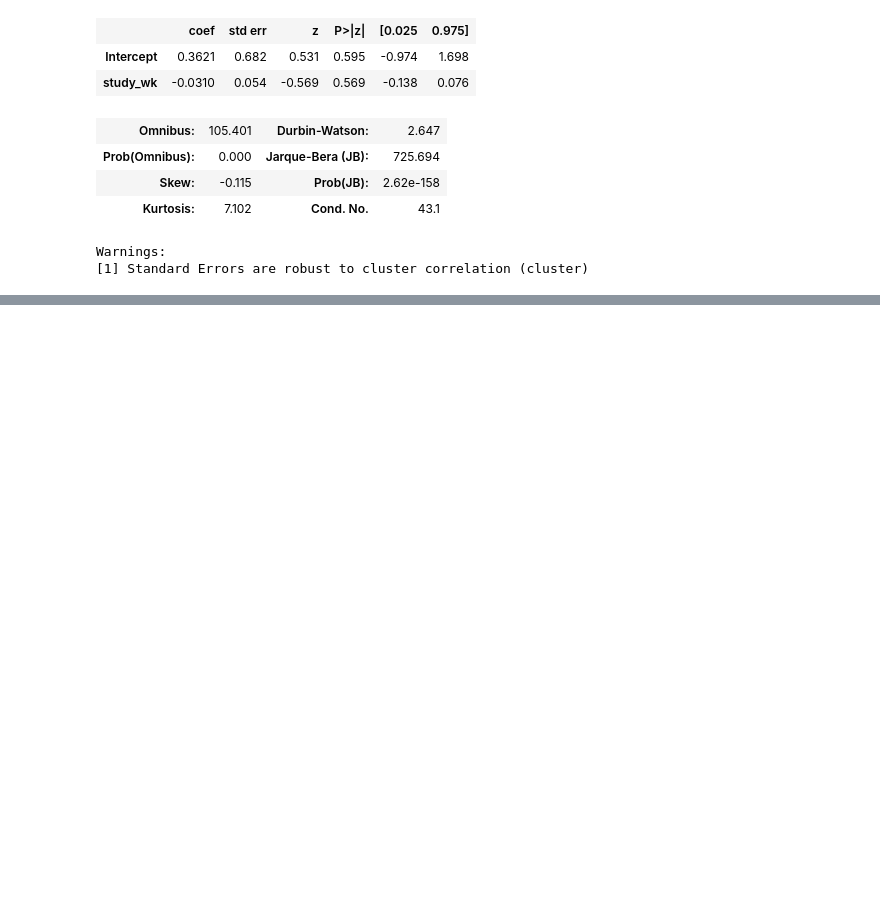
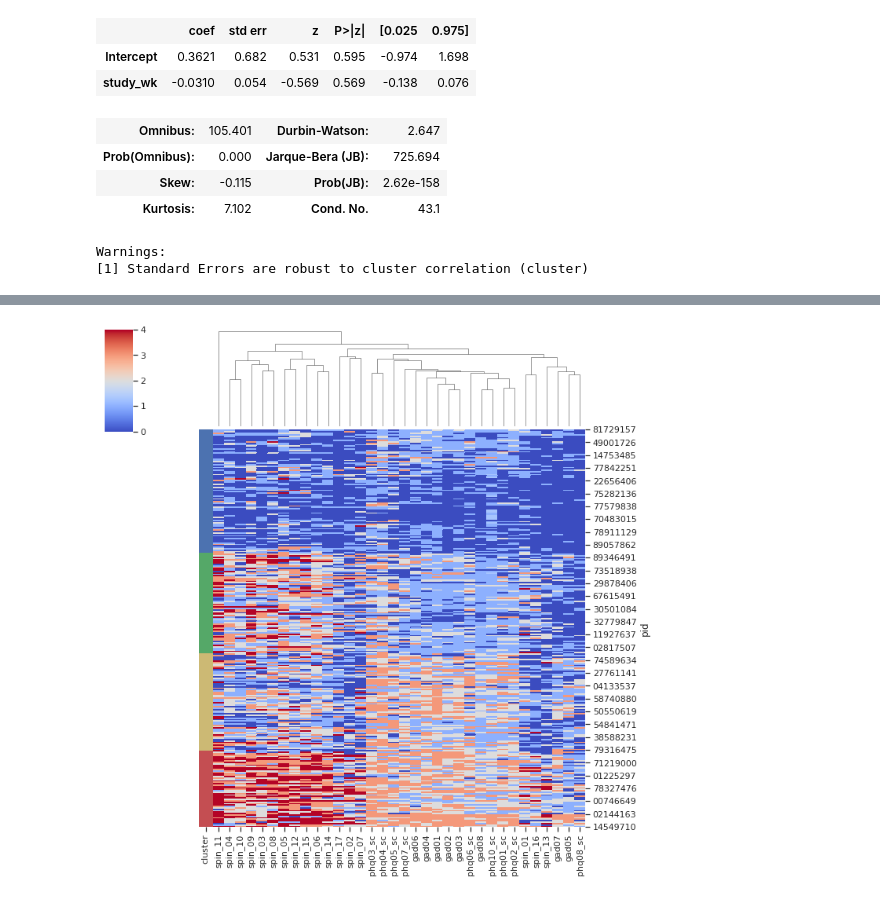
Before and after one commit to tliu526/lifesense, a Jupyter notebook: jama_change_analysis_supplemental.ipynb, the cells around one changed output, grey strips where cells are left out. Saved outputs shown, nothing was run; the diff lists cells and outputs as text; code cells hidden in the pictures; blank space fills up the shorter version.

Commit message:
add baseline cluster analysis to supplemental

```diff
--- a/jama_change_analysis_supplemental.ipynb
+++ b/jama_change_analysis_supplemental.ipynb
@@ -363,0 +373,43 @@ Warnings:
+# %%
+phq_baseline = phq_df[phq_df['redcap_event_name'] == 'week_0_arm_1']
+phq_baseline = phq_baseline.drop(['phq_total_sc', 'phq_start', 'redcap_event_name'], axis=1)
+# %%
+baseline_df = state_df[state_df['redcap_event_name'] == 'week_0_arm_1']
+baseline_df = baseline_df.loc[:, ~baseline_df.columns.str.startswith('psqi')]
+baseline_df = baseline_df.loc[:, ~baseline_df.columns.str.startswith('shaps')]
+baseline_df = baseline_df.loc[:, ~baseline_df.columns.str.endswith('start')]
+baseline_df = baseline_df.loc[:, ~baseline_df.columns.str.contains('txhx')]
+baseline_df = baseline_df.drop(['redcap_event_name'], axis=1)
+psqi_comp_cols = ['psqi_durat', 'psqi_distb', 'psqi_laten', 'psqi_daydys', #'psqi_hse',
+                  'psqi_slpqual', 'psqi_meds']
+
+#baseline_df = baseline_df.merge(baseline_redcap_df[['pid'] + psqi_comp_cols], on='pid', how='left')
+baseline_df = baseline_df.merge(phq_baseline, on='pid', how='left')
+baseline_df = baseline_df.replace(to_replace=[99,999], value=np.nan)
+
+# remap response 4 of gad08 to correct order
+baseline_df['gad08'] = baseline_df['gad08'].replace(4,0)
+# %%
+color_dict = {
+    0: "b",
+    1: "g",
+    2: "y",
+    3: "r"
+}
+# %%
+cluster_df = all_cluster.merge(baseline_df, on='pid', how='left')
+cluster_df = cluster_df.set_index('pid')
+cluster_df = cluster_df.sort_values(by='cluster')
+# %%
+cluster_df = cluster_df.fillna(cluster_df.mean())
+row_colors = cluster_df['cluster'].map(color_dict)
+clustergrid = sns.clustermap(cluster_df.drop(['cluster'], axis=1),
+               row_colors=row_colors,
+               #z_score=1,
+               row_cluster=False,
+               cmap='coolwarm',
+               xticklabels=True)
+reordered_col_ind = clustergrid.dendrogram_col.reordered_ind
+reordered_col = [list(cluster_df.drop(['cluster'], axis=1))[i] for i in reordered_col_ind]
+# %% [output]
+[figure, added]
```
Also changed, not shown: parts of 12 cells of this notebook.
